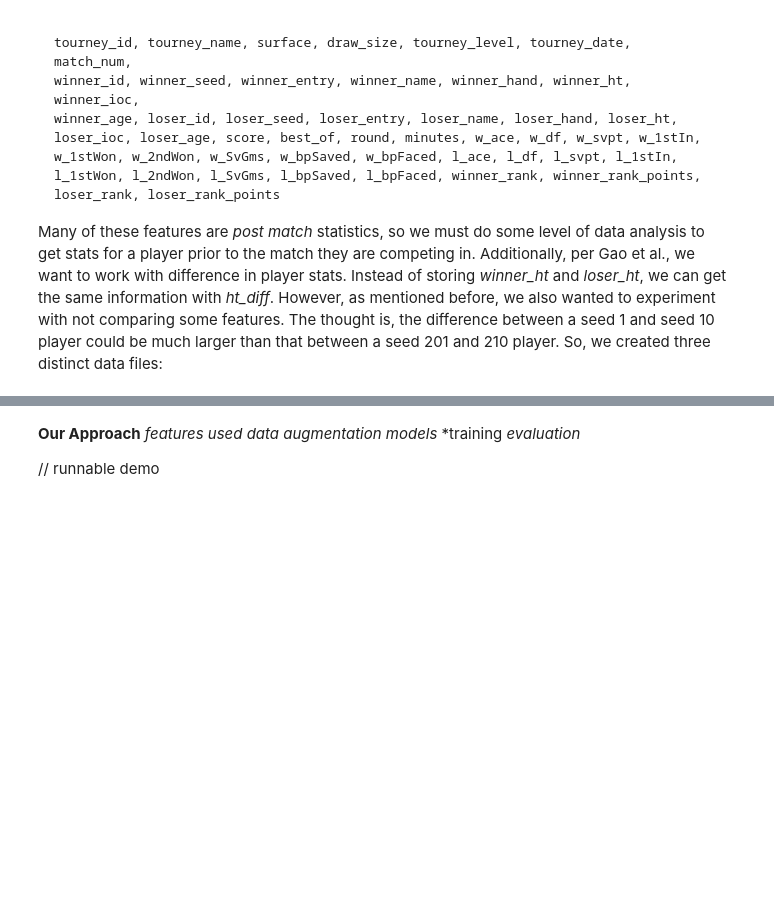
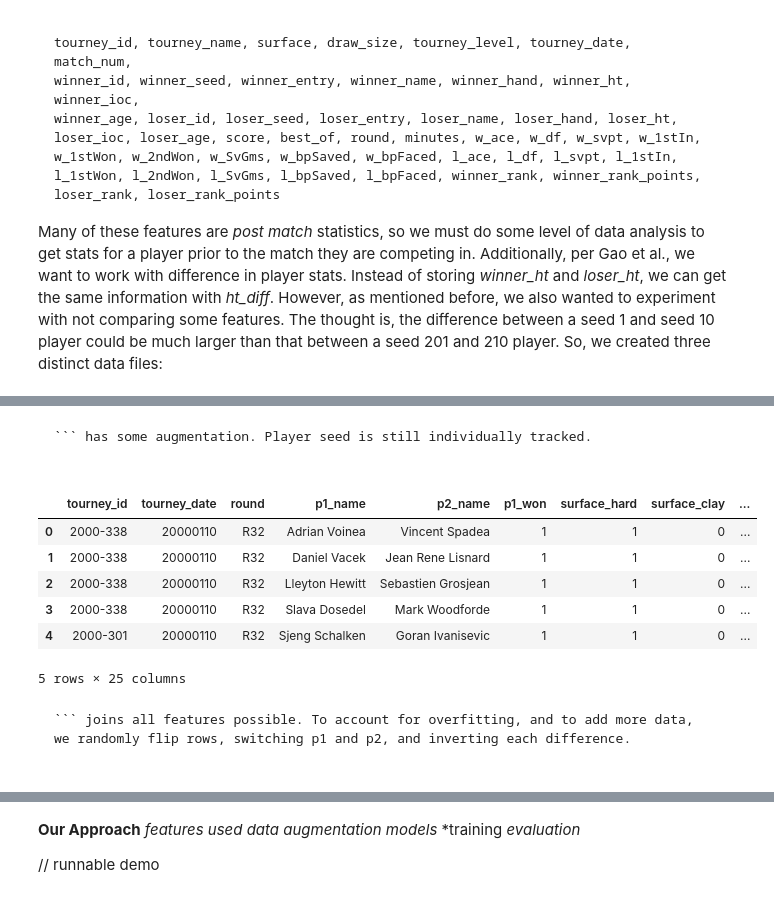
Before and after one commit to CamBitter/RallyRF, a Jupyter notebook: report.ipynb, the cells around one changed output, grey strips where cells are left out. Drawn from its saved outputs; the diff is of its cells as text; code cells hidden in the pictures; blank space fills up the shorter version.

Commit message:
better data

````diff
--- a/report.ipynb
+++ b/report.ipynb
@@ -61,0 +101,16 @@ ModuleNotFoundError: No module named 'pandas'
+# %% [markdown]
+```df_some_diffs
+``` has some augmentation. Player seed is still individually tracked.
+# %%
+df_some_diffs.head()
+# %% [output]
+|  | tourney_id | tourney_date | round | p1_name | p2_name | p1_won | surface_hard | surface_clay | ... |
+| 0 | 2000-338 | 20000110 | R32 | Adrian Voinea | Vincent Spadea | 1 | 1 | 0 | ... |
+| 1 | 2000-338 | 20000110 | R32 | Daniel Vacek | Jean Rene Lisnard | 1 | 1 | 0 | ... |
+| 2 | 2000-338 | 20000110 | R32 | Lleyton Hewitt | Sebastien Grosjean | 1 | 1 | 0 | ... |
+| 3 | 2000-338 | 20000110 | R32 | Slava Dosedel | Mark Woodforde | 1 | 1 | 0 | ... |
+| 4 | 2000-301 | 20000110 | R32 | Sjeng Schalken | Goran Ivanisevic | 1 | 1 | 0 | ... |
+5 rows × 25 columns
+# %% [markdown]
+```df_all_diffs
+``` joins all features possible. To account for overfitting, and to add more data, we randomly flip rows, switching p1 and p2, and inverting each difference.
````
Also changed, not shown: parts of 5 cells of this notebook.
